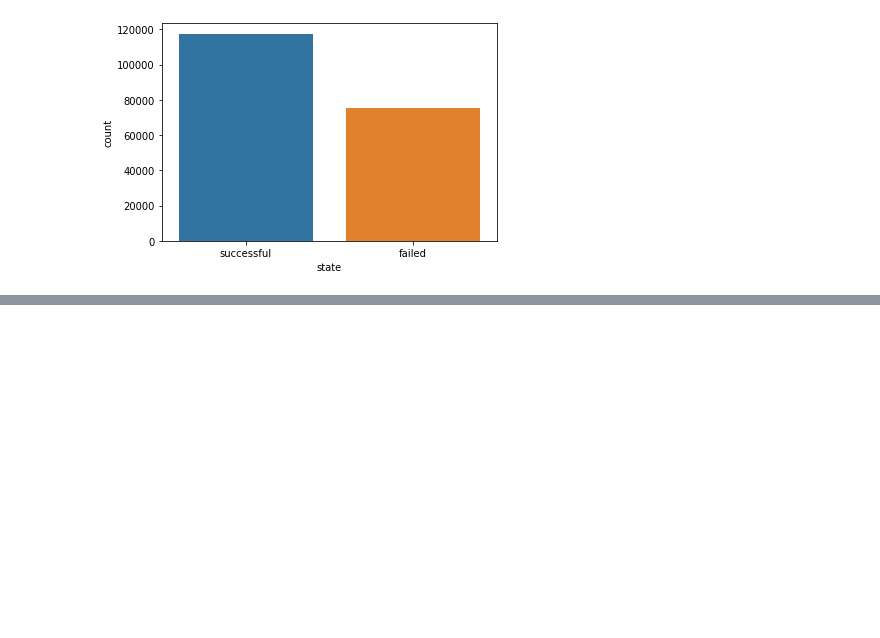
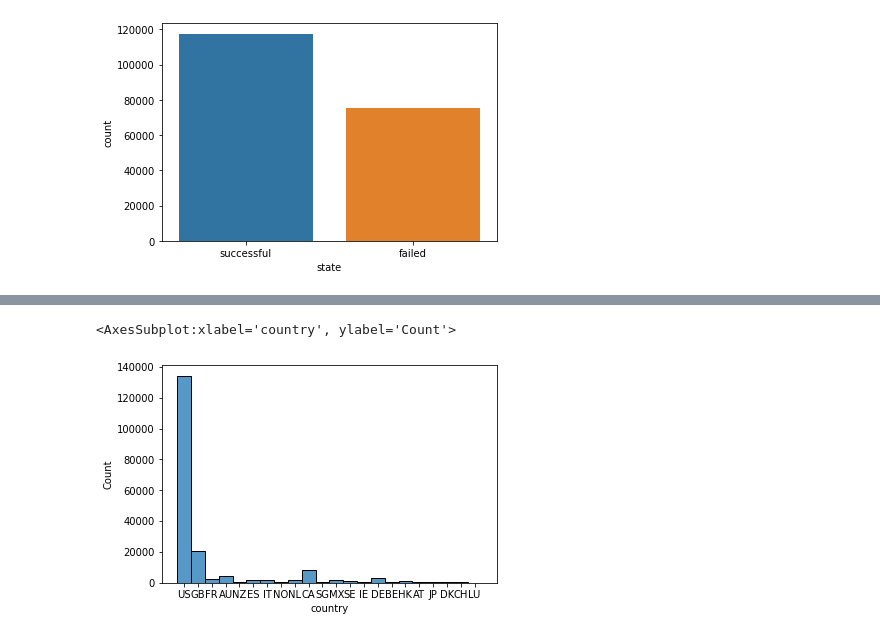
Before and after one commit to laurantirkh/kickstarter-ml, a Jupyter notebook: EDA2.ipynb, the cells around one changed output, grey strips where cells are left out. Saved outputs shown, nothing was run; the diff lists cells and outputs as text; code cells hidden in the pictures; blank space fills up the shorter version.

```diff
--- a/EDA2.ipynb
+++ b/EDA2.ipynb
@@ -69,0 +163,3 @@ memory usage: 18.7+ MB
+# %%
+df.rename(columns={'goal_usd':'goal_usd_log'}, inplace=True)
+df.info()
@@ -69,0 +180,5 @@ memory usage: 18.7+ MB
+# %%
+sns.histplot(x='country', data=df)
+# %% [output]
+<AxesSubplot:xlabel='country', ylabel='Count'>
+[figure, added]
```
Also changed, not shown: parts of 24 cells of this notebook.
